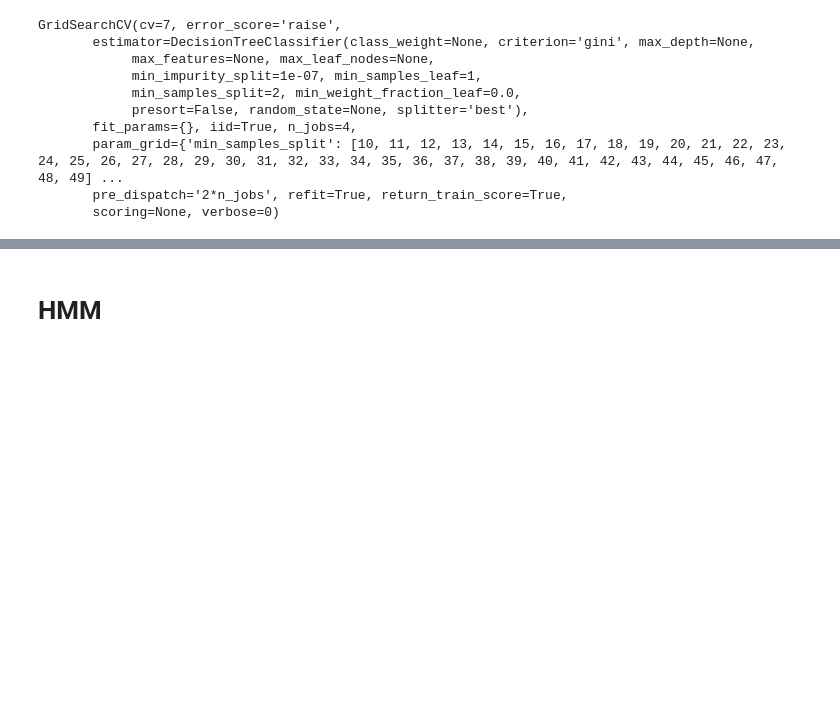
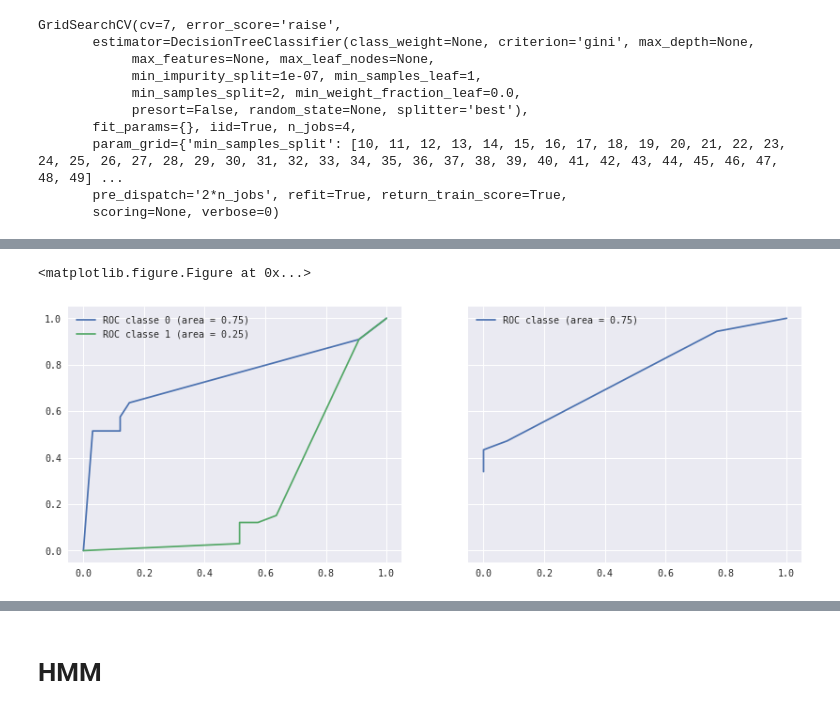
Before and after one commit to pomme-abricot/openwsn-sw, a Jupyter notebook: software/openAnalyzer/TEST_lecture_de_fichier.ipynb, the cells around one changed output, grey strips where cells are left out. Saved outputs shown, nothing was run; the diff lists cells and outputs as text; code cells hidden in the pictures; blank space fills up the shorter version.

```diff
--- a/software/openAnalyzer/TEST_lecture_de_fichier.ipynb
+++ b/software/openAnalyzer/TEST_lecture_de_fichier.ipynb
@@ -339,0 +357,3 @@ print scores.mean()
+# %%
+# sépare les données
+X_train, X_test, y_train, y_test = train_test_split(X, y, random_state=0, test_size = 0.3)
@@ -339,0 +403,15 @@ print scores.mean()
+# %%
+plt.figure()
+
+fig, axes = plt.subplots(1,2, figsize=(14,5), sharey=True)
+for cl in (0,1):
+    axes[0].plot(fpr[cl], tpr[cl], label='ROC classe %d (area = %0.2f)' % (cl, roc_auc[cl]))
+for cl in ("all",):
+    axes[1].plot(fpr[cl], tpr[cl], label='ROC classe (area = %0.2f)' % (roc_auc[cl]))
+axes[0].legend()
+axes[1].legend()
+
+plt.show()
+# %% [output]
+<matplotlib.figure.Figure at 0x...>
+[figure, added]
```
Also changed, not shown: parts of 39 cells of this notebook, 7 other files.
